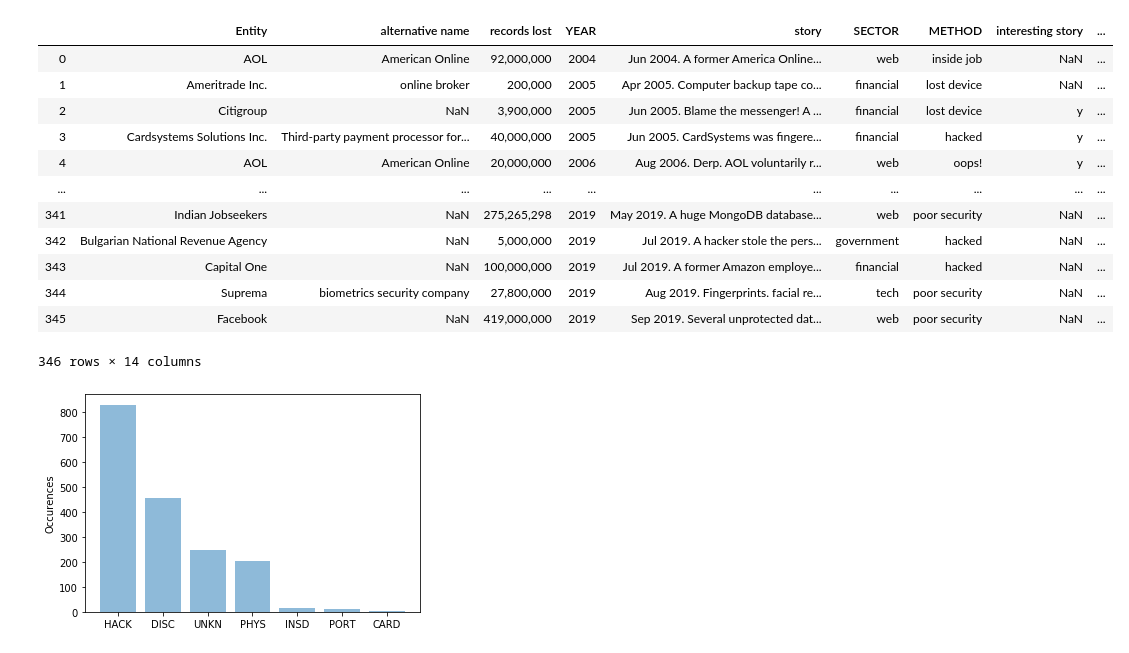
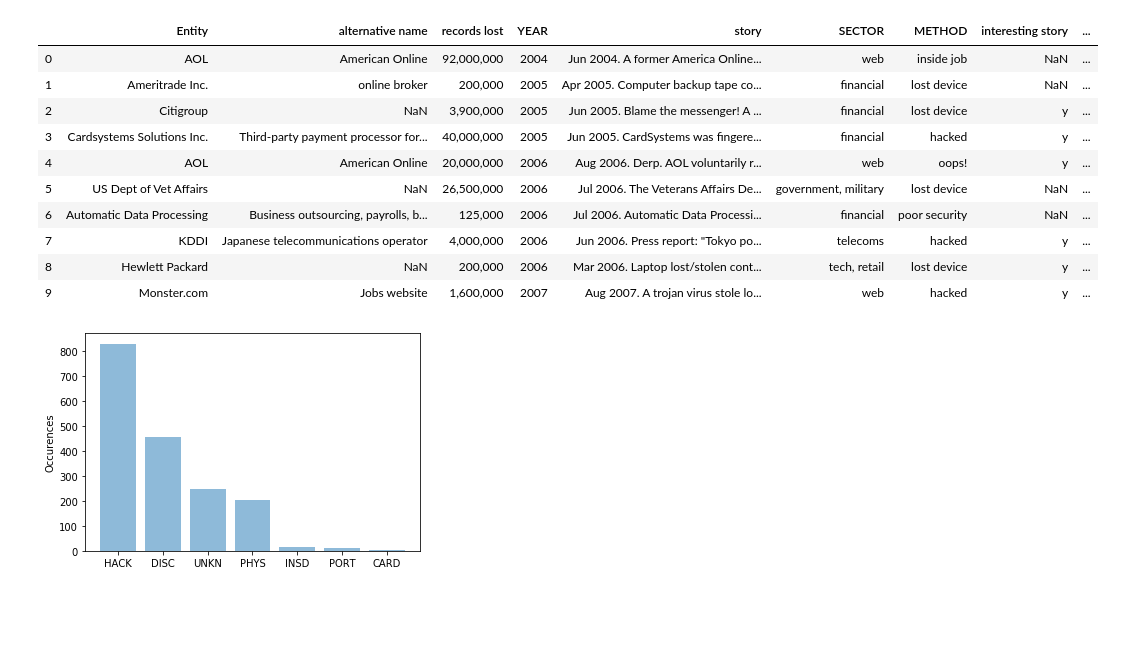
Before and after one commit to ethanpaek/CloudBleed_Project_2019, a Jupyter notebook: Causal.ipynb, the cells around one changed output. Drawn from its saved outputs; the diff is of its cells as text; code cells hidden in the pictures; blank space fills up the shorter version.

Commit message:
fix initial data visualization

```diff
--- a/Causal.ipynb
+++ b/Causal.ipynb
@@ -16,20 +26,18 @@ pr.drop(columns=cols, inplace=True)
 # %%
 #Displays Balloon Race Dataset
-br
+br[0:10]
 # %% [output]
 |  | Entity | alternative name | records lost | YEAR | story | SECTOR | METHOD | interesting story | ... |
 | 0 | AOL | American Online | 92,000,000 | 2004 | Jun 2004. A former America Online... | web | inside job | NaN | ... |
 | 1 | Ameritrade Inc. | online broker | 200,000 | 2005 | Apr 2005. Computer backup tape co... | financial | lost device | NaN | ... |
 | 2 | Citigroup | NaN | 3,900,000 | 2005 | Jun 2005. Blame the messenger! A ... | financial | lost device | y | ... |
 | 3 | Cardsystems Solutions Inc. | Third-party payment processor for... | 40,000,000 | 2005 | Jun 2005. CardSystems was fingere... | financial | hacked | y | ... |
 | 4 | AOL | American Online | 20,000,000 | 2006 | Aug 2006. Derp. AOL voluntarily r... | web | oops! | y | ... |
-| ... | ... | ... | ... | ... | ... | ... | ... | ... | ... |
-| 341 | Indian Jobseekers | NaN | 275,265,298 | 2019 | May 2019. A huge MongoDB database... | web | poor security | NaN | ... |
-| 342 | Bulgarian National Revenue Agency | NaN | 5,000,000 | 2019 | Jul 2019. A hacker stole the pers... | government | hacked | NaN | ... |
-| 343 | Capital One | NaN | 100,000,000 | 2019 | Jul 2019. A former Amazon employe... | financial | hacked | NaN | ... |
-| 344 | Suprema | biometrics security company | 27,800,000 | 2019 | Aug 2019. Fingerprints. facial re... | tech | poor security | NaN | ... |
-| 345 | Facebook | NaN | 419,000,000 | 2019 | Sep 2019. Several unprotected dat... | web | poor security | NaN | ... |
+| 5 | US Dept of Vet Affairs | NaN | 26,500,000 | 2006 | Jul 2006. The Veterans Affairs De... | government, military | lost device | NaN | ... |
+| 6 | Automatic Data Processing | Business outsourcing, payrolls, b... | 125,000 | 2006 | Jul 2006. Automatic Data Processi... | financial | poor security | NaN | ... |
+| 7 | KDDI | Japanese telecommunications operator | 4,000,000 | 2006 | Jun 2006. Press report: "Tokyo po... | telecoms | hacked | y | ... |
+| 8 | Hewlett Packard | NaN | 200,000 | 2006 | Mar 2006. Laptop lost/stolen cont... | tech, retail | lost device | y | ... |
+| 9 | Monster.com | Jobs website | 1,600,000 | 2007 | Aug 2007. A trojan virus stole lo... | web | hacked | y | ... |
-346 rows × 14 columns
 # %%
 #Shows graph comparing all types of data breach (Privacy Rights)
 pr_breach = pr.loc[:, 'Type of breach']
```
Also changed, not shown: parts of 7 cells of this notebook.
